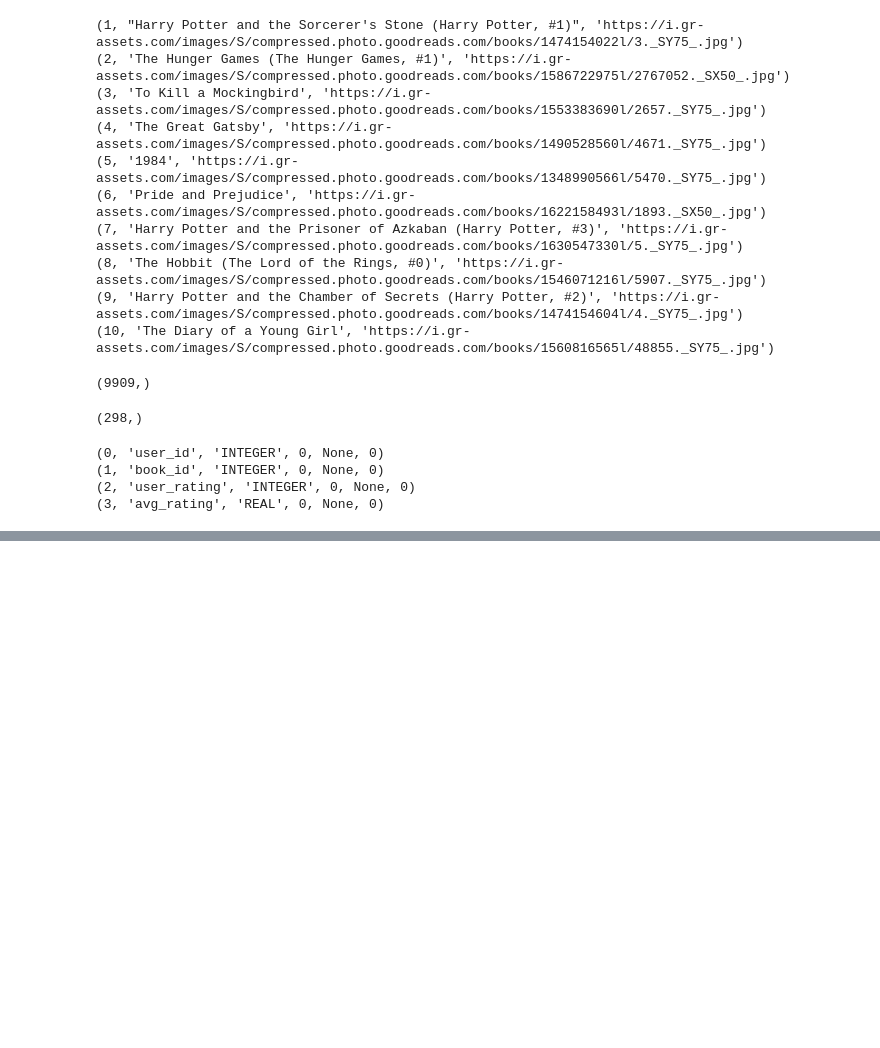
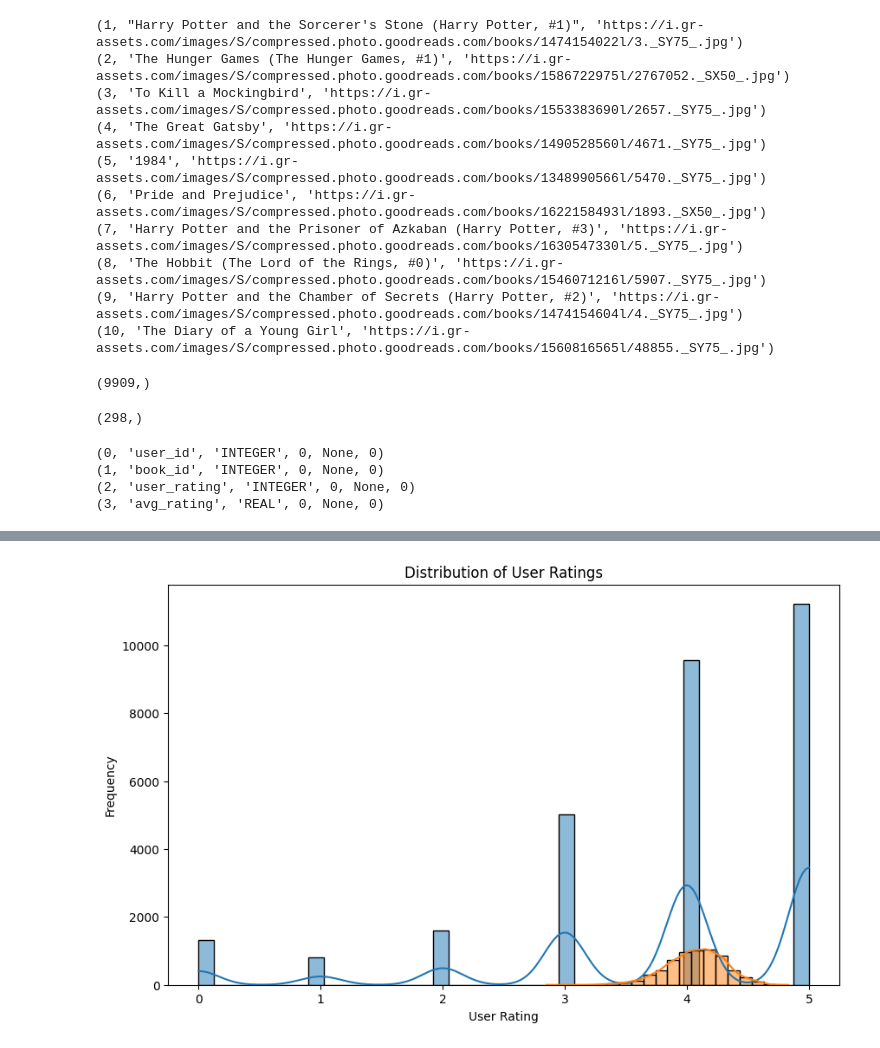
Before and after one commit to loganschmitt14/Capstone_3_Book_recommendations, a Jupyter notebook: notebooks/3.0-lcs-data_cleaning.ipynb, the cells around one changed output, grey strips where cells are left out. Saved outputs shown, nothing was run; the diff lists cells and outputs as text; code cells hidden in the pictures; blank space fills up the shorter version.

```diff
--- a/notebooks/3.0-lcs-data_cleaning.ipynb
+++ b/notebooks/3.0-lcs-data_cleaning.ipynb
@@ -147,0 +152,8 @@ The database is correctly built with all books, users, and ratings accounted for
+# %%
+query = '''
+SELECT b.title, AVG(r.avg_rating) as avg_rating, COUNT(r.user_rating) as votes
+FROM Books b
+JOIN Ratings r ON b.book_id = r.book_id
+GROUP BY b.title
+'''
+books_avg_ratings_df = pd.read_sql_query(query, conn)
@@ -147,0 +176,3 @@ The database is correctly built with all books, users, and ratings accounted for
+# %%
+ratings_df = pd.read_sql_query('SELECT * FROM Ratings', conn)
+ratings_df.head()
@@ -147,0 +186,10 @@ The database is correctly built with all books, users, and ratings accounted for
+# %%
+plt.figure(figsize=(10, 6))
+sns.histplot(ratings_df['user_rating'], kde = True)
+sns.histplot(books_avg_ratings_df['avg_rating'], kde = True, bins = 20)
+plt.title('Distribution of User Ratings')
+plt.xlabel('User Rating')
+plt.ylabel('Frequency')
+plt.show()
+# %% [output]
+[figure, added]
```
Also changed, not shown: parts of 25 cells of this notebook.
